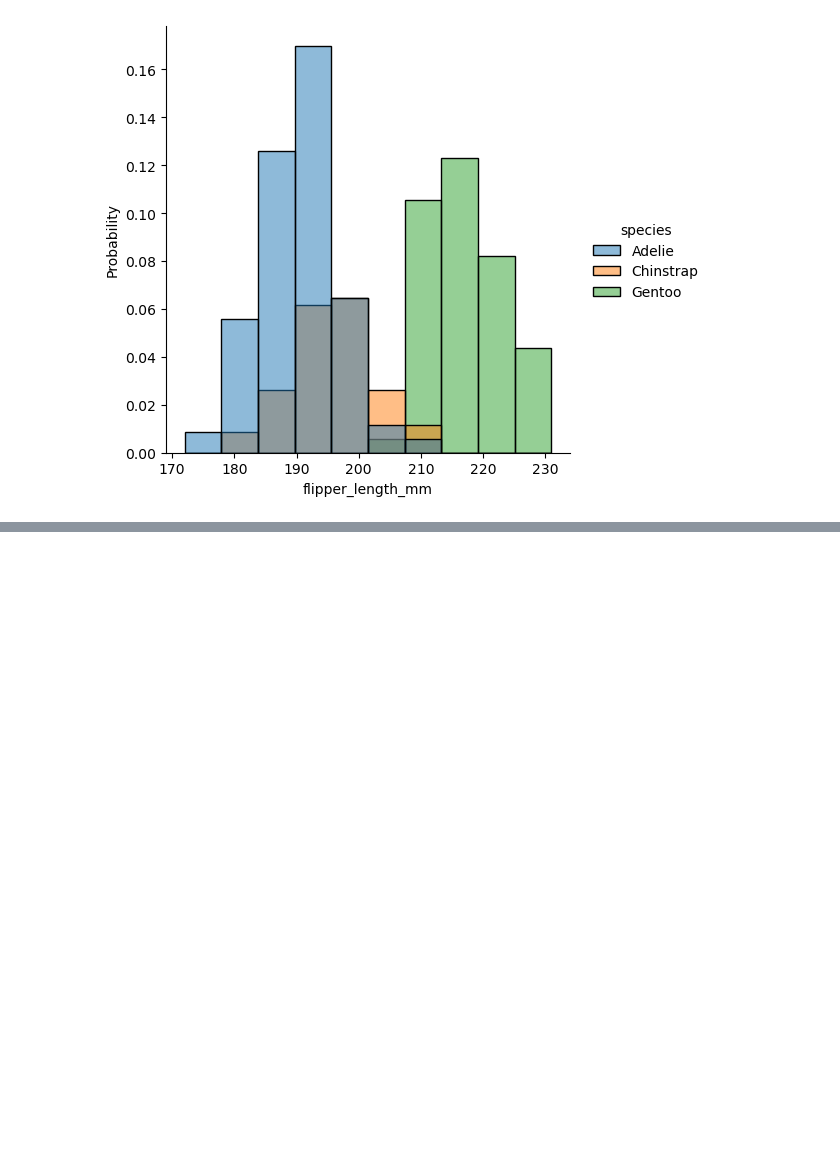
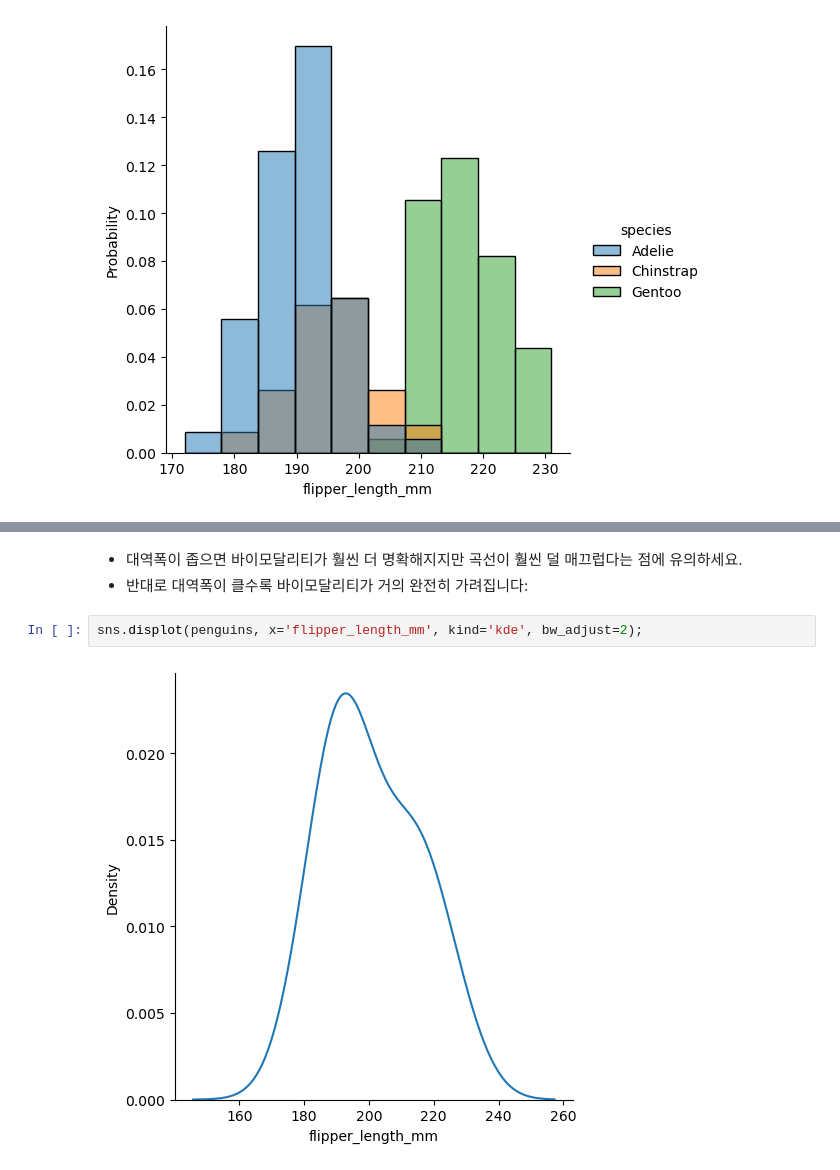
Before and after one commit to Daconic/Seaborn_tutorial_KOR, a Jupyter notebook: Visualizing distributions of data.ipynb, the cells around one changed output, grey strips where cells are left out. Cells and saved outputs as stored; diff of their text form; blank space fills up the shorter version.

```diff
--- a/Visualizing distributions of data.ipynb
+++ b/Visualizing distributions of data.ipynb
@@ -136,0 +157,7 @@ sns.displot(penguins, x="flipper_length_mm", hue="species", stat="probability");
+# %% [markdown]
+- 대역폭이 좁으면 바이모달리티가 훨씬 더 명확해지지만 곡선이 훨씬 덜 매끄럽다는 점에 유의하세요.
+- 반대로 대역폭이 클수록 바이모달리티가 거의 완전히 가려집니다:
+# %%
+sns.displot(penguins, x='flipper_length_mm', kind='kde', bw_adjust=2);
+# %% [output]
+[figure, added]
```
Also changed, not shown: parts of 24 cells of this notebook.
